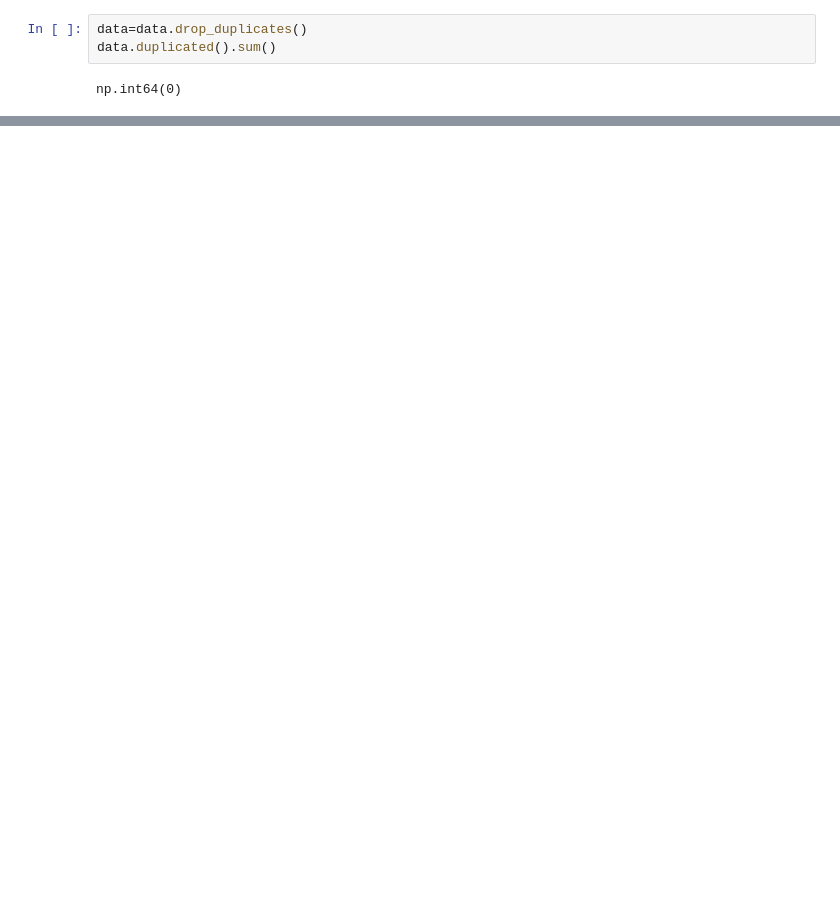
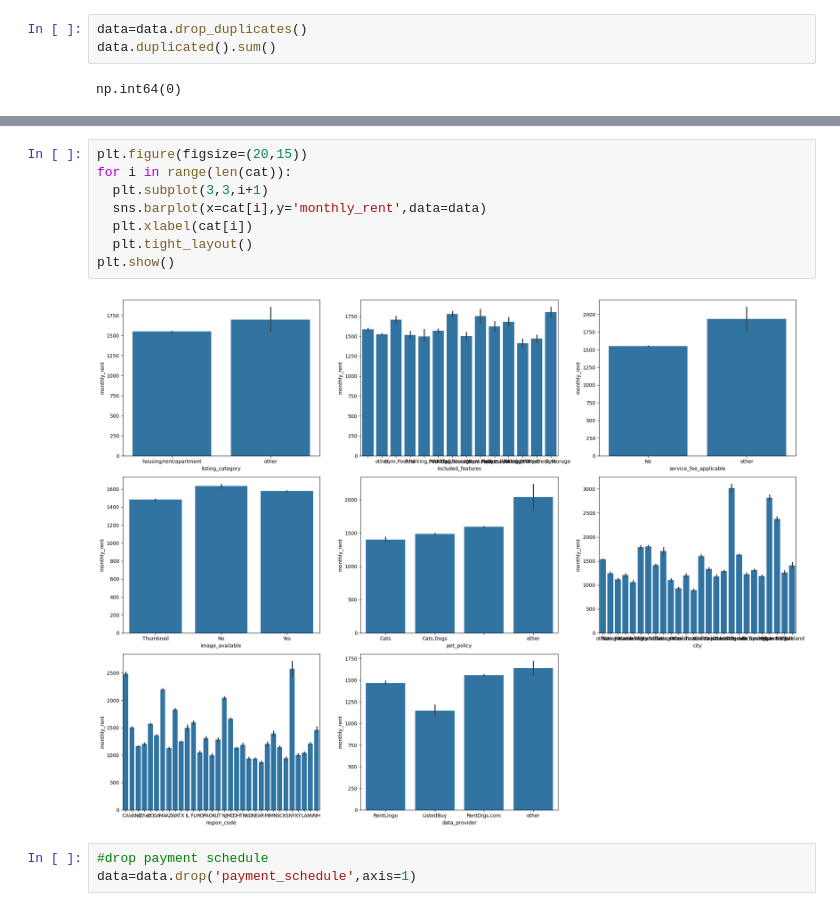
Before and after one commit to srikanthravipati27/ml, a Jupyter notebook: Project.ipynb, the cells around one changed output, grey strips where cells are left out. Drawn from its saved outputs; the diff is of its cells as text; blank space fills up the shorter version.

```diff
--- a/Project.ipynb
+++ b/Project.ipynb
@@ -146,0 +286,13 @@ np.int64(0)
+# %%
+plt.figure(figsize=(20,15))
+for i in range(len(cat)):
+  plt.subplot(3,3,i+1)
+  sns.barplot(x=cat[i],y='monthly_rent',data=data)
+  plt.xlabel(cat[i])
+  plt.tight_layout()
+plt.show()
+# %% [output]
+[figure, added]
+# %%
+#drop payment schedule
+data=data.drop('payment_schedule',axis=1)
```
Also changed, not shown: parts of 21 cells of this notebook.
